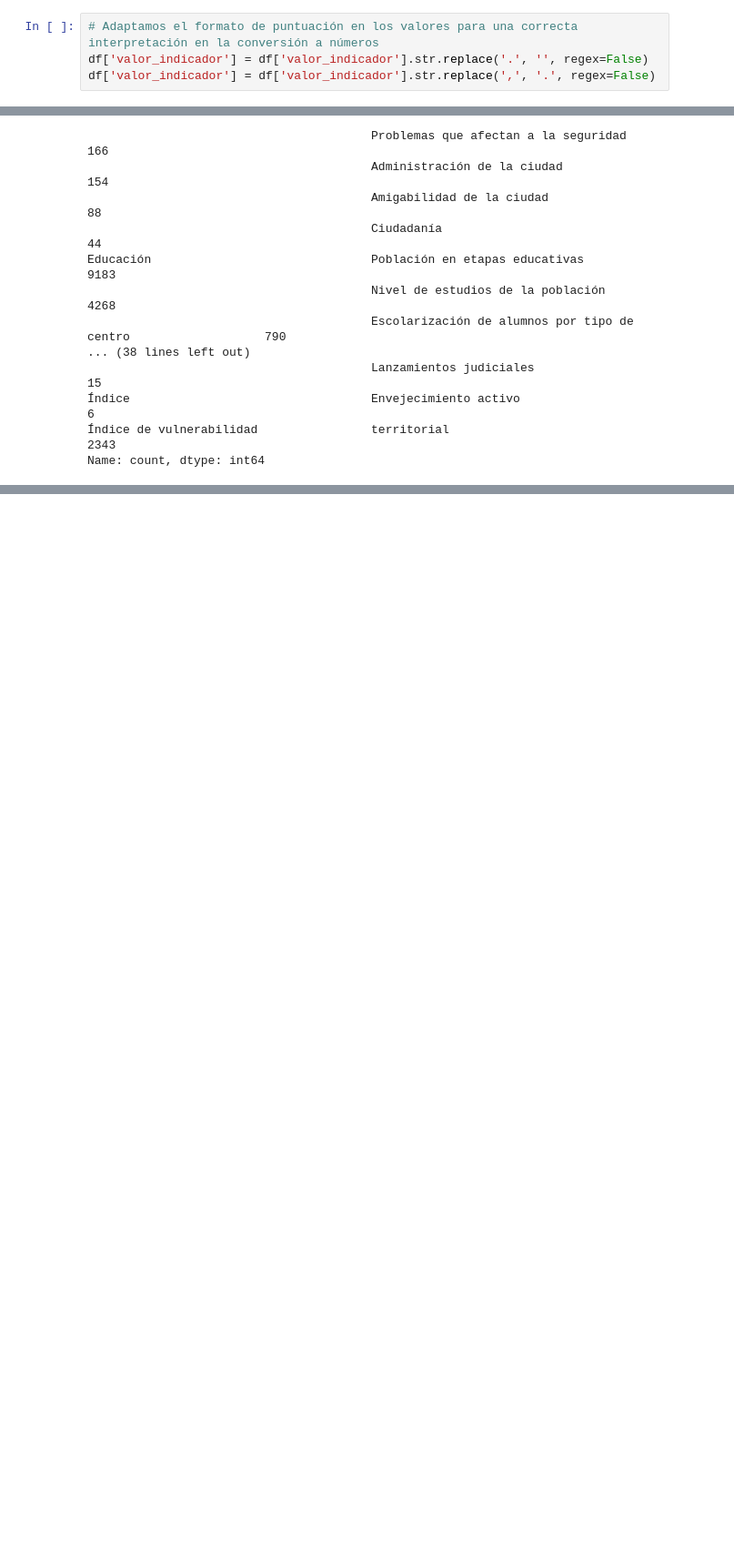
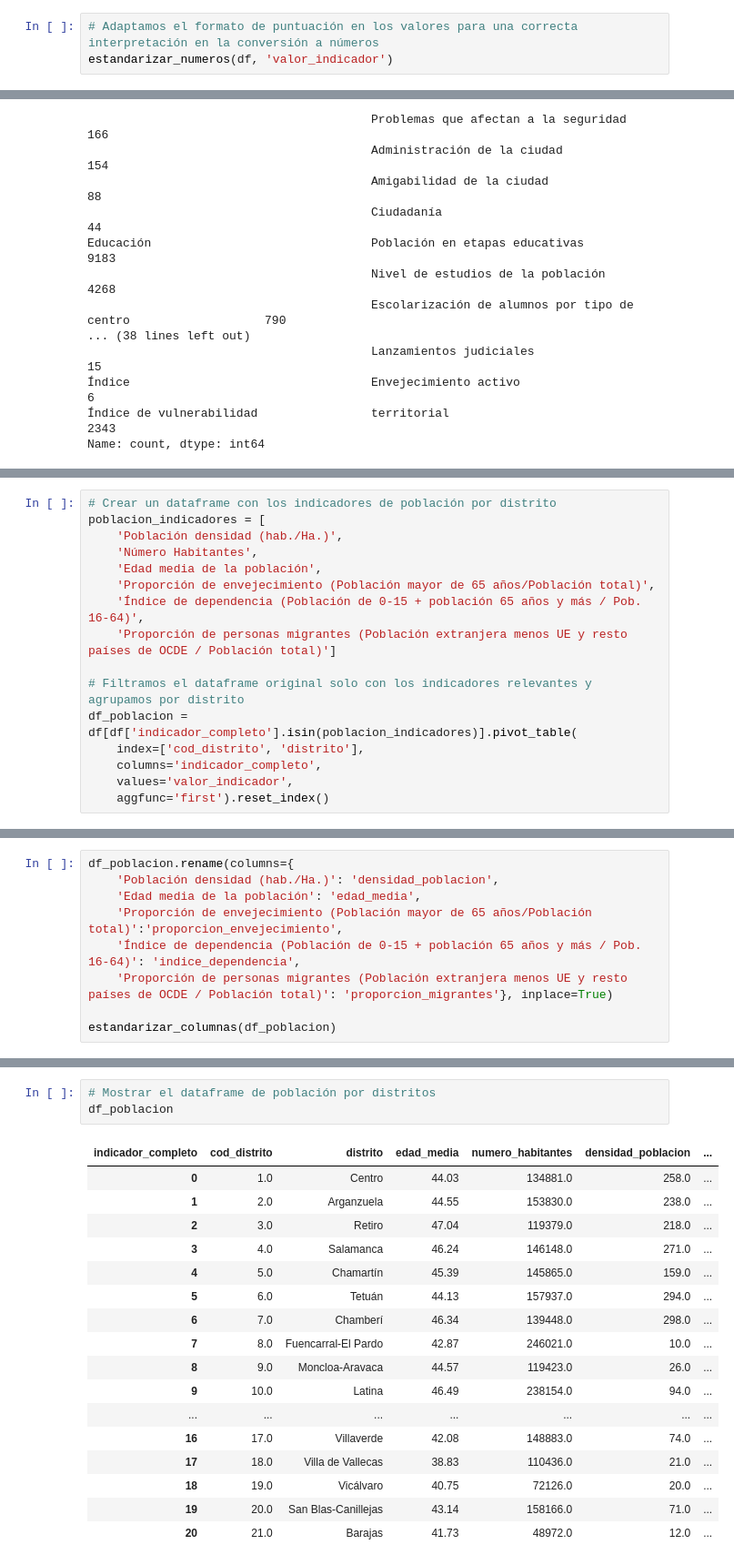
Before and after one commit to almudenaolg/Desigualdad-Distritos-Madrid, a Jupyter notebook: code/exploratory.ipynb, the cells around one changed output, grey strips where cells are left out. Shown: that part at 91% size. Drawn from its saved outputs; the diff is of its cells as text; blank space fills up the shorter version.

```diff
--- a/code/exploratory.ipynb
+++ b/code/exploratory.ipynb
@@ -81,6 +103,5 @@ df['fecha_indicador'] = pd.to_datetime(df['fecha_indicador'], format='%d/%m/%Y',
 # %%
 # Adaptamos el formato de puntuación en los valores para una correcta interpretación en la conversión a números
-df['valor_indicador'] = df['valor_indicador'].str.replace('.', '', regex=False)
-df['valor_indicador'] = df['valor_indicador'].str.replace(',', '.', regex=False)
+estandarizar_numeros(df, 'valor_indicador')
 # %%
 # Convertir a numérico el valor de los indicadores
@@ -155,0 +248,16 @@ df_distritos
+# %%
+# Crear un dataframe con los indicadores de población por distrito
+poblacion_indicadores = [
+    'Población densidad (hab./Ha.)',
+    'Número Habitantes',
+    'Edad media de la población',
+    'Proporción de envejecimiento (Población mayor de 65 años/Población total)',
+    'Índice de dependencia (Población de 0-15 + población 65 años y más / Pob. 16-64)',
+    'Proporción de personas migrantes (Población extranjera menos UE y resto países de OCDE / Población total)']
+
+# Filtramos el dataframe original solo con los indicadores relevantes y agrupamos por distrito
+df_poblacion = df[df['indicador_completo'].isin(poblacion_indicadores)].pivot_table(
+    index=['cod_distrito', 'distrito'],
+    columns='indicador_completo',
+    values='valor_indicador',
+    aggfunc='first').reset_index()
@@ -155,0 +266,9 @@ df_distritos
+# %%
+df_poblacion.rename(columns={
+    'Población densidad (hab./Ha.)': 'densidad_poblacion',
+    'Edad media de la población': 'edad_media',
+    'Proporción de envejecimiento (Población mayor de 65 años/Población total)':'proporcion_envejecimiento',
+    'Índice de dependencia (Población de 0-15 + población 65 años y más / Pob. 16-64)': 'indice_dependencia',
+    'Proporción de personas migrantes (Población extranjera menos UE y resto países de OCDE / Población total)': 'proporcion_migrantes'}, inplace=True)
+
+estandarizar_columnas(df_poblacion)
@@ -155,0 +277,21 @@ df_distritos
+# %%
+# Mostrar el dataframe de población por distritos
+df_poblacion
+# %% [output]
+| indicador_completo | cod_distrito | distrito | edad_media | numero_habitantes | densidad_poblacion | ... |
+| 0 | 1.0 | Centro | 44.03 | 134881.0 | 258.0 | ... |
+| 1 | 2.0 | Arganzuela | 44.55 | 153830.0 | 238.0 | ... |
+| 2 | 3.0 | Retiro | 47.04 | 119379.0 | 218.0 | ... |
+| 3 | 4.0 | Salamanca | 46.24 | 146148.0 | 271.0 | ... |
+| 4 | 5.0 | Chamartín | 45.39 | 145865.0 | 159.0 | ... |
+| 5 | 6.0 | Tetuán | 44.13 | 157937.0 | 294.0 | ... |
+| 6 | 7.0 | Chamberí | 46.34 | 139448.0 | 298.0 | ... |
+| 7 | 8.0 | Fuencarral-El Pardo | 42.87 | 246021.0 | 10.0 | ... |
+| 8 | 9.0 | Moncloa-Aravaca | 44.57 | 119423.0 | 26.0 | ... |
+| 9 | 10.0 | Latina | 46.49 | 238154.0 | 94.0 | ... |
+| ... | ... | ... | ... | ... | ... | ... |
+| 16 | 17.0 | Villaverde | 42.08 | 148883.0 | 74.0 | ... |
+| 17 | 18.0 | Villa de Vallecas | 38.83 | 110436.0 | 21.0 | ... |
+| 18 | 19.0 | Vicálvaro | 40.75 | 72126.0 | 20.0 | ... |
+| 19 | 20.0 | San Blas-Canillejas | 43.14 | 158166.0 | 71.0 | ... |
+| 20 | 21.0 | Barajas | 41.73 | 48972.0 | 12.0 | ... |
```
Also changed, not shown: parts of 69 cells of this notebook, 5 other files.
